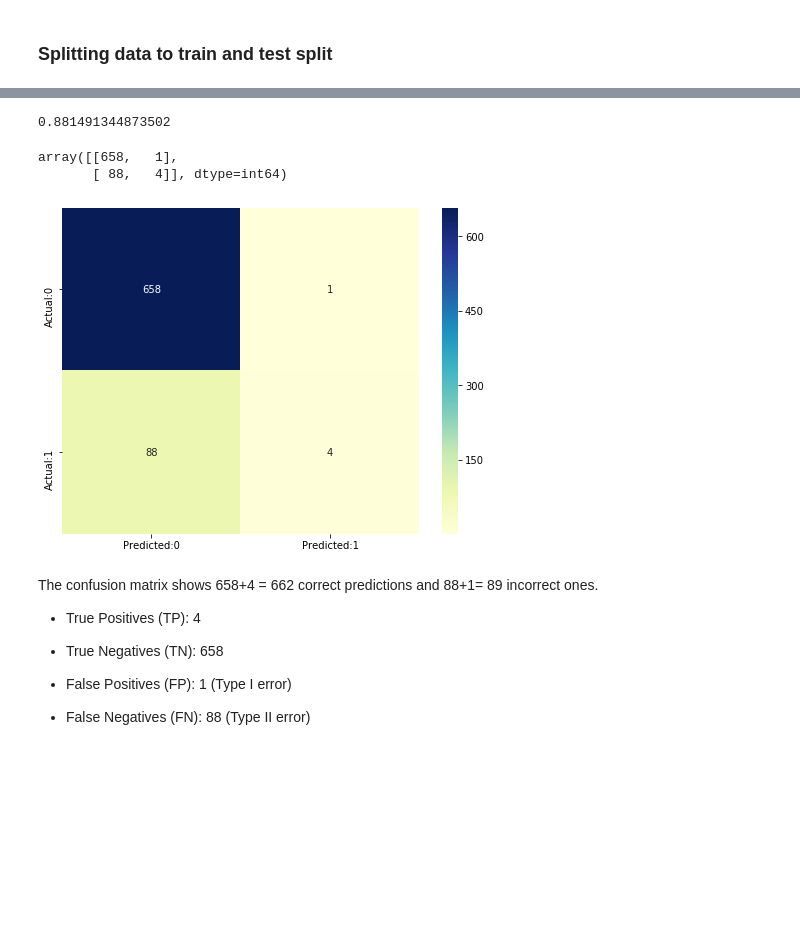
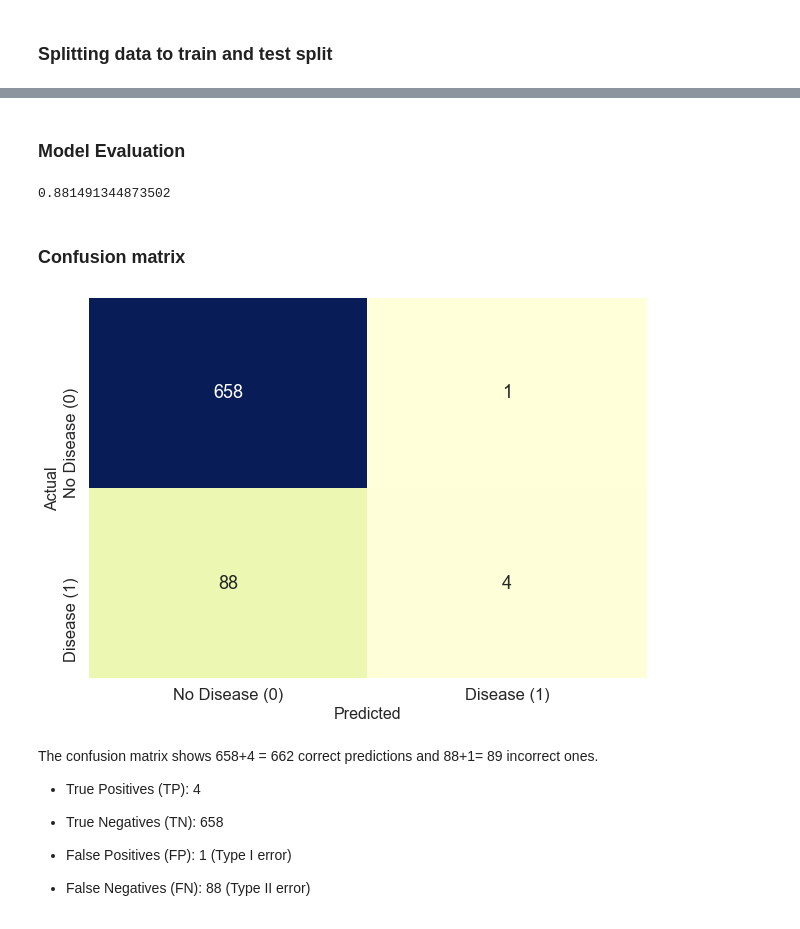
Before and after one commit to dangpzanco/tutorial-ai, a Jupyter notebook: Heart_Disease_LR.ipynb, the cells around one changed output, grey strips where cells are left out. Saved outputs shown, nothing was run; the diff lists cells and outputs as text; code cells hidden in the pictures; blank space fills up the shorter version.

```diff
--- a/Heart_Disease_LR.ipynb
+++ b/Heart_Disease_LR.ipynb
@@ -288,7 +173,12 @@ glucose              1.003227       1.012008    1.007608   0.001
 # %% [markdown]
 ### Splitting data to train and test split
 # %%
-import sklearn
-new_features=heart_df[['age','male','cigsPerDay','totChol','sysBP','glucose','TenYearCHD']]
-x=new_features.iloc[:,:-1]
-y=new_features.iloc[:,-1]
+relevant_list = ['age','male','cigsPerDay','totChol','sysBP','glucose','TenYearCHD']
+
+new_features = heart_df[relevant_list]
+
+
+x = new_features.iloc[:,:-1].values
+y = new_features.iloc[:,-1].values
+
+new_features.head(10)
@@ -303,4 +211,5 @@ len(y)
 # %%
 from sklearn.model_selection import train_test_split
-x_train,x_test,y_train,y_test=train_test_split(x,y,test_size=.20,random_state=5)
+
+x_train, x_test, y_train, y_test = train_test_split(x, y, test_size=0.2, random_state=5)
 # %%
@@ -323,6 +219,3 @@ Name: TenYearCHD, dtype: int64
 # %%
-from sklearn.linear_model import LogisticRegression
-logreg=LogisticRegression()
-logreg.fit(x_train,y_train)
-y_pred=logreg.predict(x_test)
-#y_pred
+logreg = LogisticRegression().fit(x_train,y_train)
+y_pred = logreg.predict(x_test)
@@ -331,3 +222,5 @@ y_pred=logreg.predict(x_test)
+# %% [markdown]
+### Model Evaluation
 # %%
 sklearn.metrics.accuracy_score(y_test,y_pred)
 # %% [output]
@@ -337,22 +228,22 @@ sklearn.metrics.accuracy_score(y_test,y_pred)
+# %% [markdown]
+### Confusion matrix
 # %%
 from sklearn.metrics import confusion_matrix
-cm=confusion_matrix(y_test,y_pred)
-conf_matrix=pd.DataFrame(data=cm,columns=['Predicted:0','Predicted:1'],index=['Actual:0','Actual:1'])
-plt.figure(figsize = (8,6))
-ax = sn.heatmap(conf_matrix, annot=True,fmt='d',cmap="YlGnBu")
+cm = confusion_matrix(y_test,y_pred)
+
+class_list = ['No Disease (0)', 'Disease (1)']
+conf_matrix = pd.DataFrame(data=cm, columns=class_list, index=class_list)
+
+plt.figure(figsize=(10,7))
+sns.set(font_scale=1.5)
+ax = sns.heatmap(conf_matrix, annot=True, fmt='d', cmap="YlGnBu", cbar=False)
+ax.set_ylabel('Actual', fontsize=16)
+ax.set_xlabel('Predicted', fontsize=16)
 bottom, top = ax.get_ylim()
 ax.set_ylim(bottom + 0.5, top - 0.5)
-cm
-
-#import seaborn as sns
-#df_corr = someDataFrame.corr()
-#ax = sns.heatmap(df_corr, annot=True) #notation: "annot" not "annote"
-#bottom, top = ax.get_ylim()
-#ax.set_ylim(bottom + 0.5, top - 0.5)
+plt.show()
 # %% [output]
-array([[658,   1],
-       [ 88,   4]], dtype=int64)
-[figure, old version]
+[figure, new version]
 # %% [markdown]
 The confusion matrix shows 658+4 = 662 correct predictions and 88+1= 89 incorrect ones.
 
```
Also changed, not shown: parts of 40 cells of this notebook, 4 other files.
